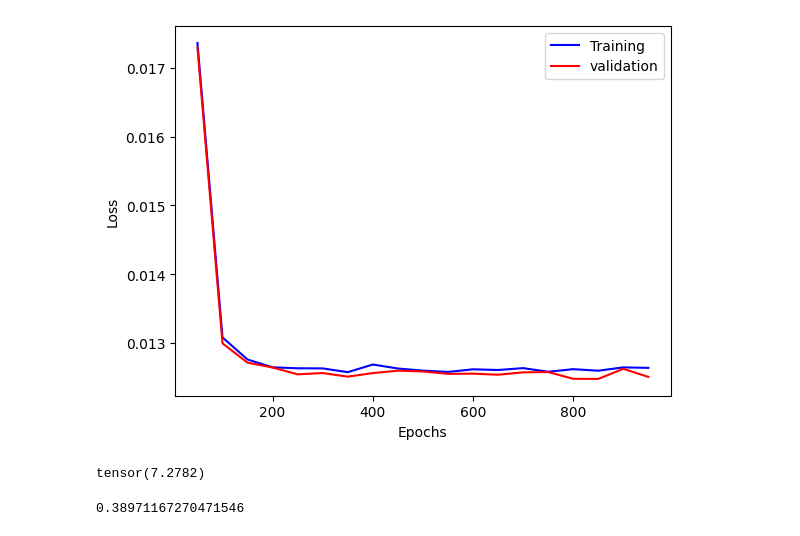
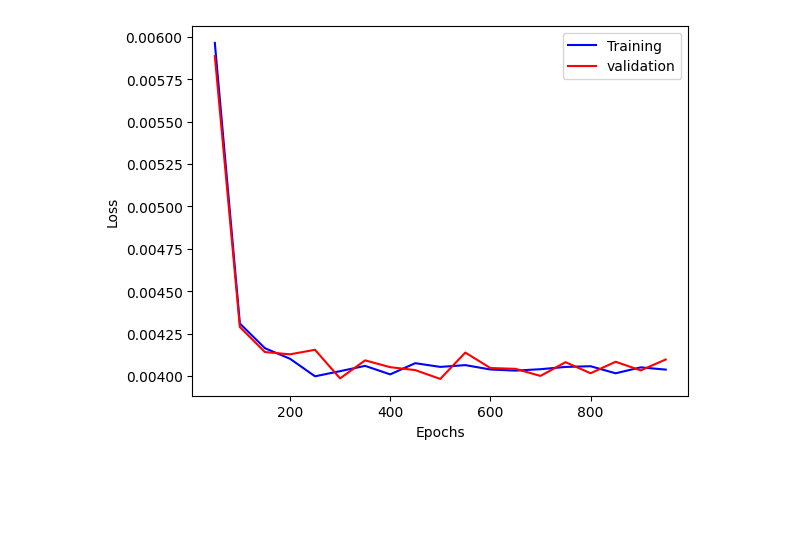
Before and after one commit to pavanyellow/toy-autoencoder, a Jupyter notebook: superposition.ipynb, the cells around one changed output. Saved outputs shown, nothing was run; the diff lists cells and outputs as text; code cells hidden in the pictures; blank space fills up the shorter version.

```diff
--- a/superposition.ipynb
+++ b/superposition.ipynb
@@ -25,7 +25,7 @@ output_size = input_size
 learning_rate = 0.01
 max_iters = 1000
 dataset_size = 1024*32
-sparsity = torch.rand(input_size)
+sparsity = 0.1
 batch_size = 32
 
 decay_factor = 0.95
@@ -33,8 +33,7 @@ iters = []
 loss_value = []
 val_loss_value = []
 
-imp_vector =torch.tensor([0.7**0 for i in range(input_size)])
-imp_vector = torch.rand(input_size)
+imp_vector =torch.tensor([0.9**i for i in range(input_size)])
 
 
 
@@ -99,11 +98,14 @@ class Model(nn.Module):
 
         self.relu = nn.ReLU()
 
-    def forward(self, input, targets = None):
+    def forward(self, input, targets = None, return_hidden = False):
 
-        logits = self.encoder(input)
-        logits = self.decoder(logits)
-        logits = self.relu(logits)
+        hidden = self.encoder(input)
+        if return_hidden:
+            return hidden
+        final = self.decoder(hidden)
+        logits = self.relu(final)
+
         if targets is None:
             return logits
         else:
@@ -185,4 +183,4 @@ Took 9.07955002784729s for 1000 epochs
-[figure, old version]
+[figure, new version]
 # %%
 encoder_w = model.encoder.weight.data
 decoder_w = model.decoder.weight.data
@@ -223,8 +192,0 @@ visualise_tensors(interference, "Interference of Embeddings", colormap = "tealgr
-# %%
-norms.sum()
-# %% [output]
-tensor(7.2782)
-# %%
-sum(sparsity)/20
-# %% [output]
-0.38971167270471546
```
Also changed, not shown: parts of 15 cells of this notebook, 4 other files.
